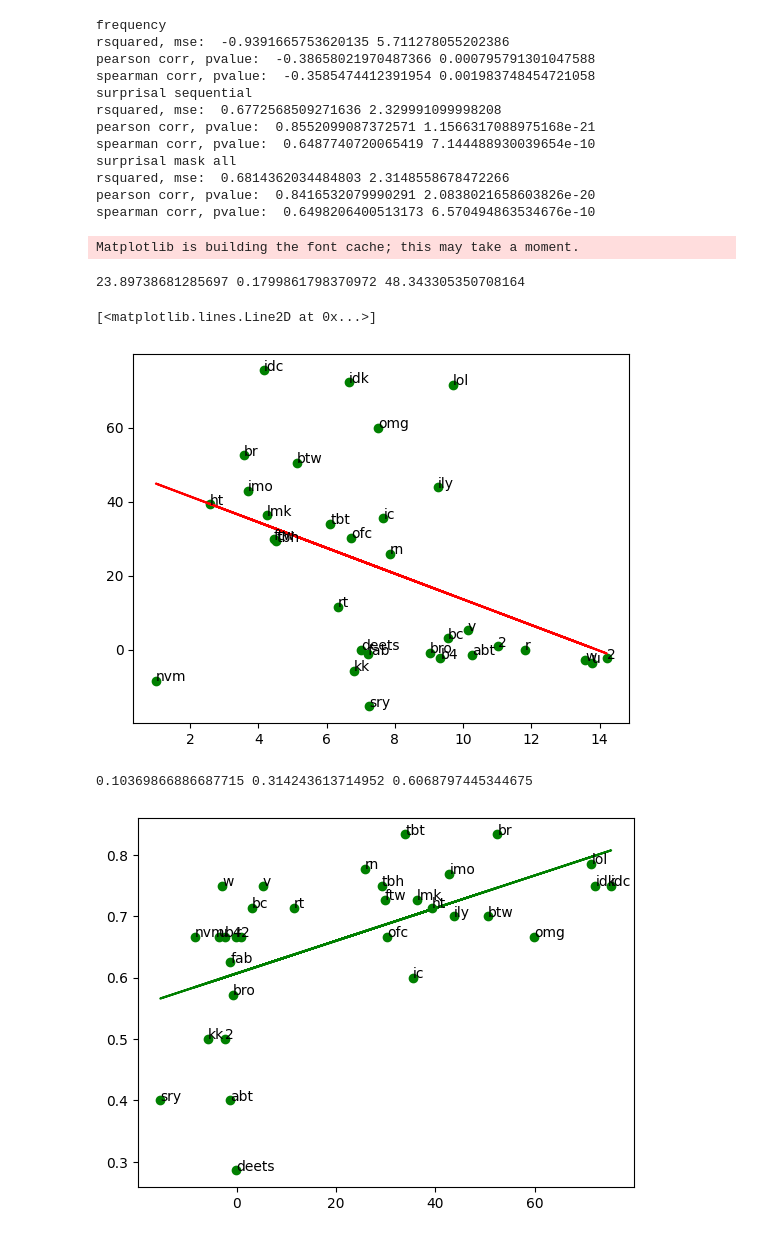
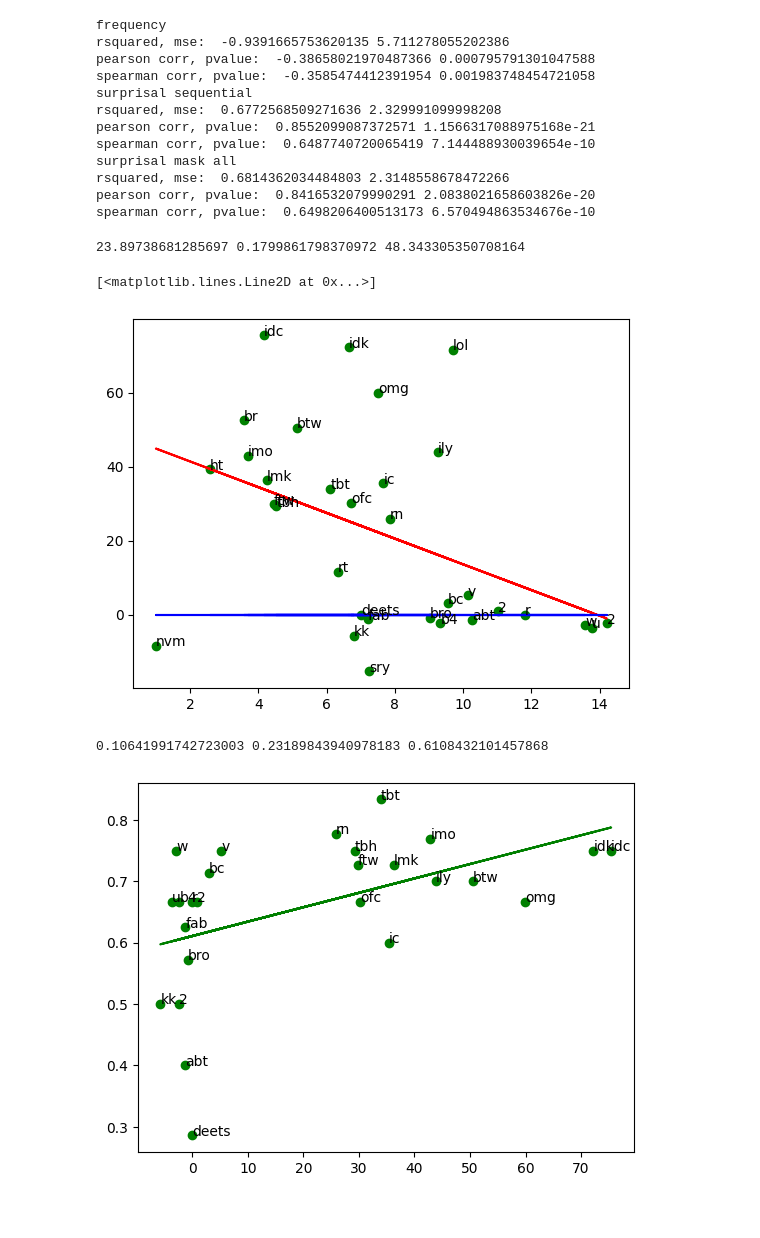
Before and after one commit to erafkin/twitter_abbreviation_word_length, a Jupyter notebook: notebooks/explore.ipynb, the cells around one changed output. Saved outputs shown, nothing was run; the diff lists cells and outputs as text; code cells hidden in the pictures.

```diff
--- a/notebooks/explore.ipynb
+++ b/notebooks/explore.ipynb
@@ -233,56 +229,70 @@ df_drop_nan = df_drop_nan[df_drop_nan['abbr_mask_all_surprisal_mean'].notna()]
 df_drop_nan = df_drop_nan[~df_drop_nan["abbreviation"].isin(bertweet_unknown_abbreviations)]
 
 # get stats for log(fl_freq + abbr_freq)
-x_diff_in_log_freq = df_drop_nan["count_fl"] + df_drop_nan["count_abbr"]
-x_diff_in_log_freq = np.log2(x_diff_in_log_freq).to_numpy()
-x_diff_in_log_freq =  x_diff_in_log_freq[:, None]
+x_log_freq = df_drop_nan["count_fl"] + df_drop_nan["count_abbr"]
+x_log_freq = np.log2(x_log_freq).to_numpy()
+x_log_freq =  x_log_freq[:, None]
 
 # predict surprisal
 y_diff_in_surprisal = df_drop_nan["fl_mask_all_surprisal_mean"] - df_drop_nan["abbr_mask_all_surprisal_mean"]
 y_diff_in_surprisal = y_diff_in_surprisal.to_numpy()
 weights = np.ones_like(y_diff_in_surprisal)
-reg = LinearRegression(copy_X=True, fit_intercept=True).fit(x_diff_in_log_freq, y_diff_in_surprisal, weights)
-r_squared = reg.score(x_diff_in_log_freq, y_diff_in_surprisal)
+reg = LinearRegression(copy_X=True, fit_intercept=True).fit(x_log_freq, y_diff_in_surprisal, weights)
+r_squared = reg.score(x_log_freq, y_diff_in_surprisal)
 
-y_predict = reg.predict(x_diff_in_log_freq)
+y_predict = reg.predict(x_log_freq)
 mse = (((y_diff_in_surprisal - y_predict)**2 * weights).sum() / weights.sum())**.5
 print(mse, r_squared, reg.intercept_)
 fig, ax = plt.subplots()
-ax.scatter(x_diff_in_log_freq, y_diff_in_surprisal,color='g')
+ax.scatter(x_log_freq, y_diff_in_surprisal,color='g')
 for i, txt in enumerate(df_drop_nan["abbreviation"].to_list()):
-    ax.annotate(txt, (x_diff_in_log_freq[i], y_diff_in_surprisal[i]))
-plt.plot(x_diff_in_log_freq, reg.predict(x_diff_in_log_freq),color='red')
+    ax.annotate(txt, (x_log_freq[i], y_diff_in_surprisal[i]))
+plt.plot(x_log_freq, reg.predict(x_log_freq),color='red')
+plt.plot(x_log_freq, np.zeros_like(x_log_freq),color='blue')
 
 
 # basically this means that frequency is not a very good predictor i think
 # %% [output]
-Matplotlib is building the font cache; this may take a moment.
+23.89738681285697 0.1799861798370972 48.343305350708164
-23.89738681285697 0.1799861798370972 48.343305350708164
+[<matplotlib.lines.Line2D at 0x...>]
-[<matplotlib.lines.Line2D at 0x...>]
-[figure, old version]
+[figure, new version]
 # %%
 from matplotlib import pyplot as plt
+df = pd.read_csv("../data_df.csv")
+df["abbr_len"] =  df["abbreviation"].str.len()
+df["fl_len"] = df["full_length"].str.len()
+df["compression"] = 1- (df["abbr_len"]/df["fl_len"])
 
+# drop where any count is 0
+df_drop_nan = df[df['count_fl'] > 1]
+df_drop_nan = df_drop_nan[df_drop_nan['count_abbr'] >1]
+df_drop_nan = df_drop_nan[~df_drop_nan["abbreviation"].isin(bertweet_unknown_abbreviations)]
+
+# drop where any surprisal is NaN, it should be taken care of already
+# df_drop_nan = df_drop_nan[df_drop_nan['fl_mask_all_surprisal_mean'].notna()]
+# df_drop_nan = df_drop_nan[df_drop_nan['abbr_mask_all_surprisal_mean'].notna()]
+
+# drop instances where the token for the abbreviation is <unk>
 # plot for diff in surprisal predicting compression
 x_diff_in_surprisal = df_drop_nan["fl_mask_all_surprisal_mean"] - df_drop_nan["abbr_mask_all_surprisal_mean"]
 x_diff_in_surprisal = x_diff_in_surprisal.to_numpy()
 x_diff_in_surprisal =  x_diff_in_surprisal[:, None]
 y_compression = df_drop_nan["compression"]
 y_compression = y_compression.to_numpy()
 weights = np.ones_like(y_compression)
 reg = LinearRegression(copy_X=True, fit_intercept=True).fit(x_diff_in_surprisal, y_compression, weights)
 r_squared = reg.score(x_diff_in_surprisal, y_compression)
 
 y_predict = reg.predict(x_diff_in_surprisal)
 mse = (((y_compression - y_predict)**2 * weights).sum() / weights.sum())**.5
 print(mse, r_squared, reg.intercept_)
 fig, ax = plt.subplots()
 
 ax.scatter(x_diff_in_surprisal, y_compression,color='g')
 ax.plot(x_diff_in_surprisal, reg.predict(x_diff_in_surprisal),color='g')
 for i, txt in enumerate(df_drop_nan["abbreviation"].to_list()):
     ax.annotate(txt, (x_diff_in_surprisal[i], y_compression[i]))
 # %% [output]
-0.10369866886687715 0.314243613714952 0.6068797445344675
+0.10641991742723003 0.23189843940978183 0.6108432101457868
-[figure, old version]
+[figure, new version]
 # %%
```
Also changed, not shown: parts of 6 cells of this notebook.
